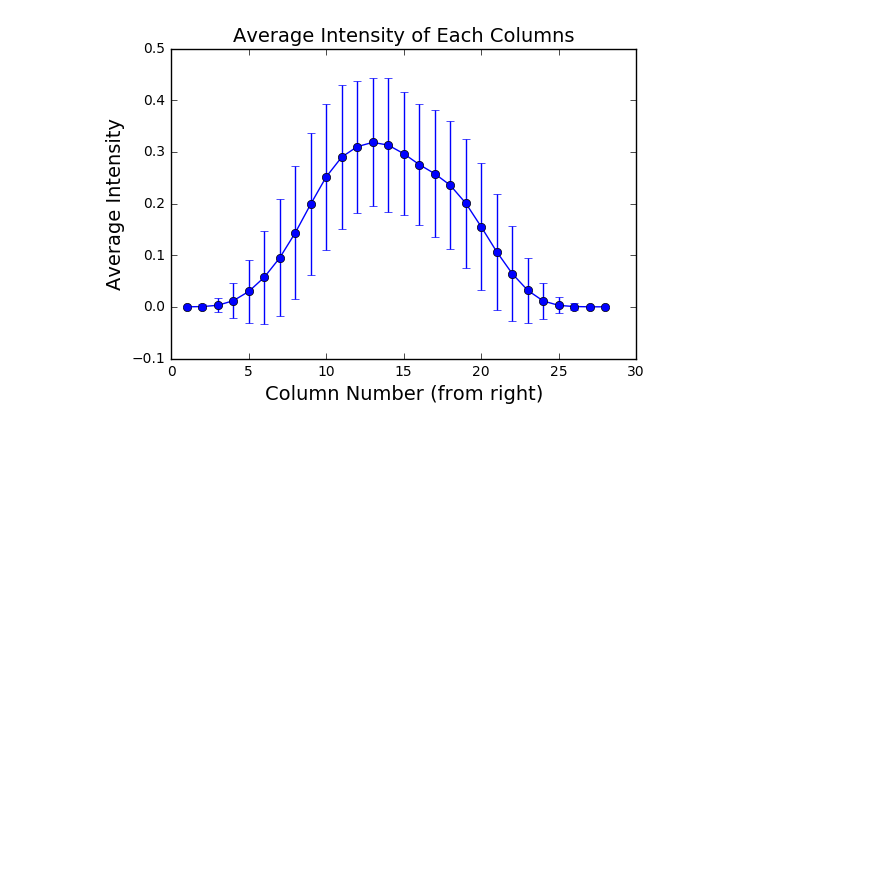
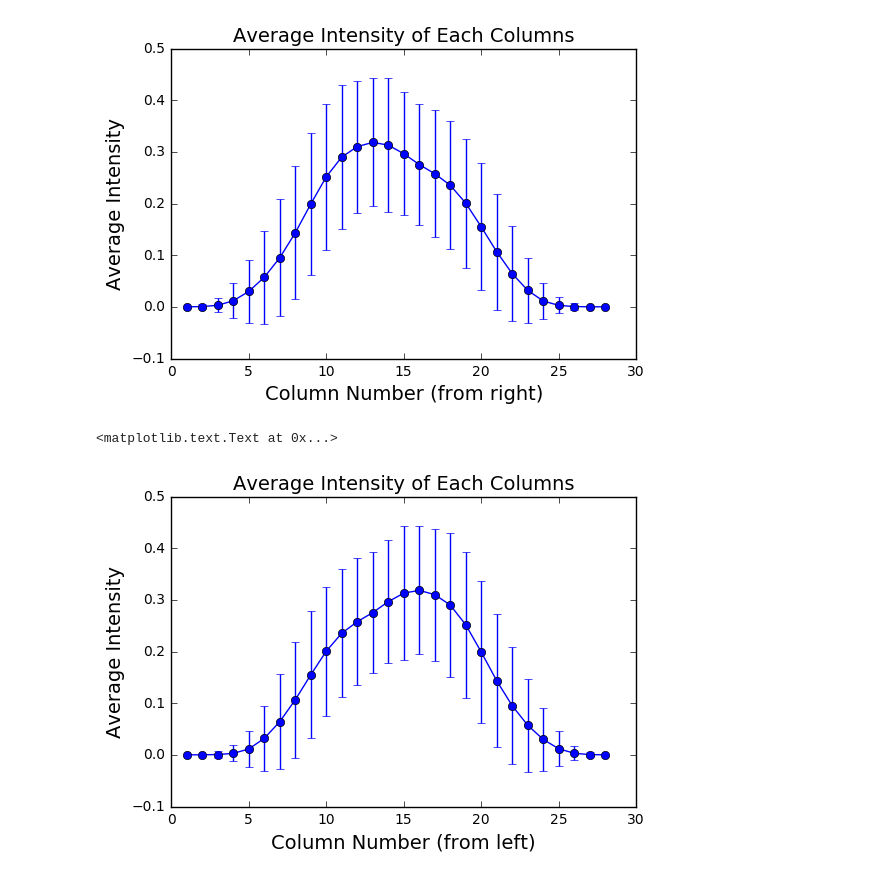
Before and after one commit to dxyang/Thesis, a Jupyter notebook: MNIST_Histograms.ipynb, the cells around one changed output. Cells and saved outputs as stored; diff of their text form; code cells hidden in the pictures; blank space fills up the shorter version.

```diff
--- a/MNIST_Histograms.ipynb
+++ b/MNIST_Histograms.ipynb
@@ -188,3 +188,21 @@ plt.xlabel("Column Number (from right)", fontsize=14)
 # %% [output]
 <matplotlib.text.Text at 0x...>
 [figure]
+# %%
+meanColumns_fromLeft = np.fliplr([meanColumns])[0]
+stdDevColumns_fromLeft = np.fliplr([stdDevColumns])[0]
+
+fig, ax = plt.subplots()
+plt.figure(1)
+
+numColsIdxs = np.arange(1,29)
+
+plt.plot(numColsIdxs, meanColumns_fromLeft, '-o', c='b')
+plt.errorbar(numColsIdxs, meanColumns_fromLeft, yerr=stdDevColumns_fromLeft, linestyle='', c='b')
+
+plt.title("Average Intensity of Each Columns", fontsize=14)
+plt.ylabel("Average Intensity", fontsize=14)
+plt.xlabel("Column Number (from left)", fontsize=14)
+# %% [output]
+<matplotlib.text.Text at 0x...>
+[figure, added]
```
Also changed, not shown: 3 other files.
